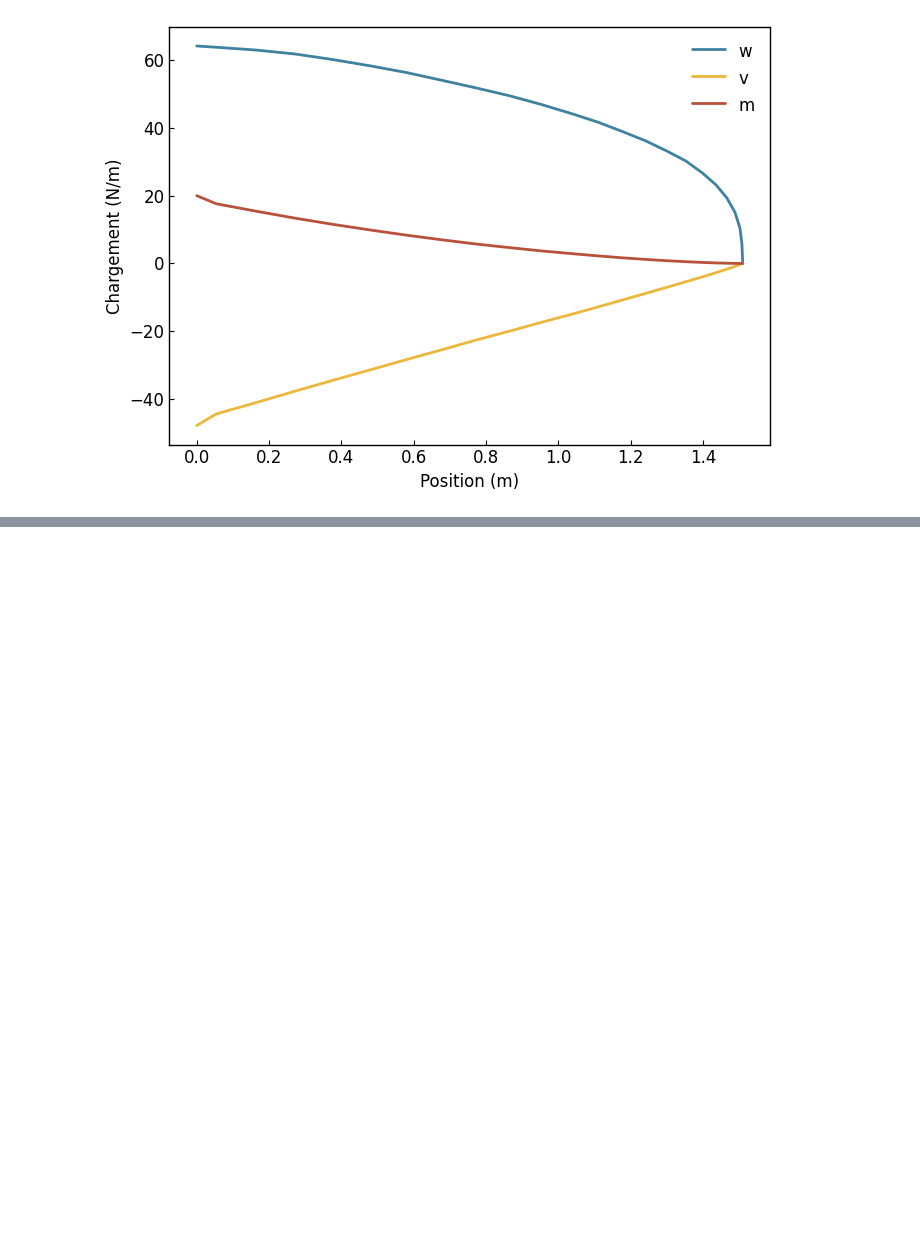
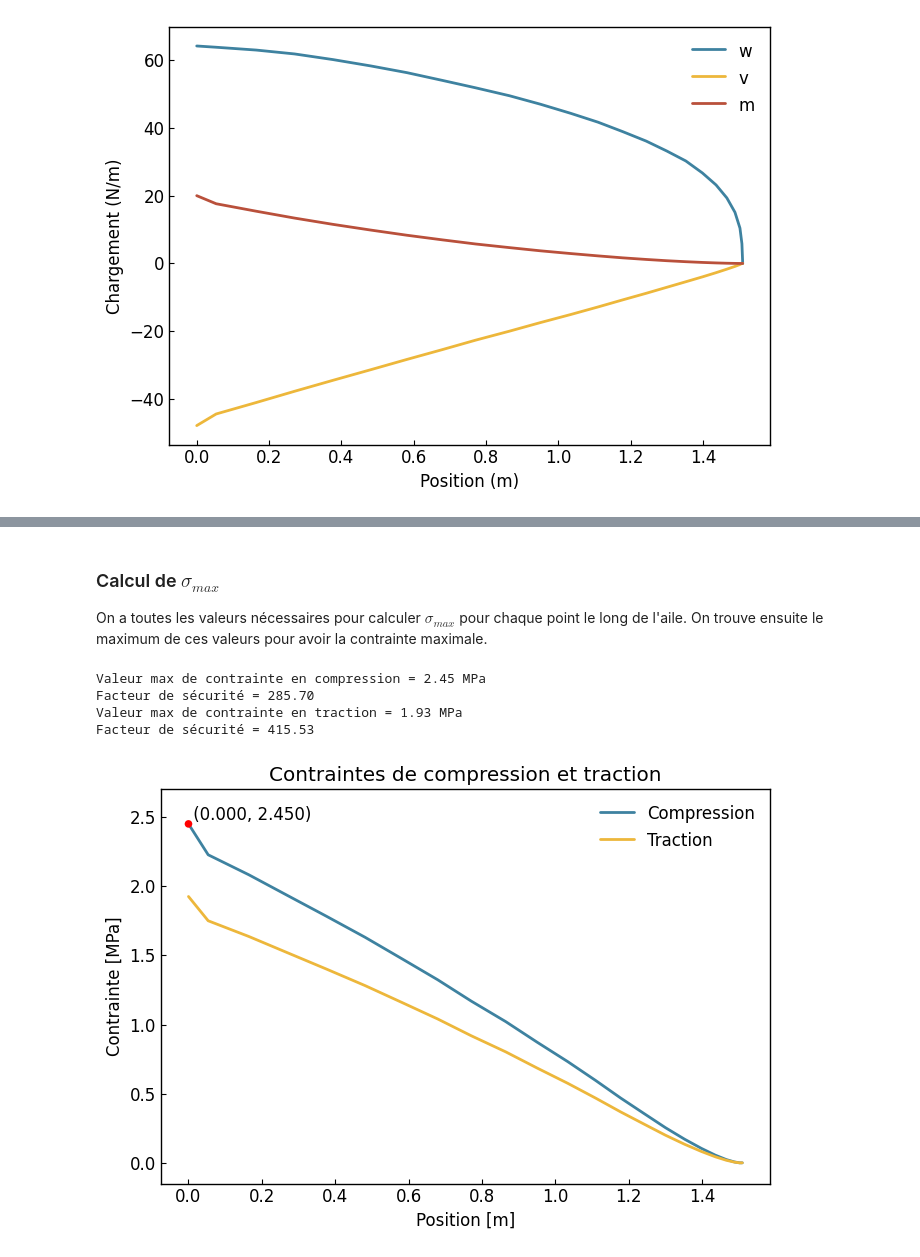
Before and after one commit to Oddball777/etude_cas_rdm, a Jupyter notebook: etude_cas_rdm/main.ipynb, the cells around one changed output, grey strips where cells are left out. Saved outputs shown, nothing was run; the diff lists cells and outputs as text; code cells hidden in the pictures; blank space fills up the shorter version.

```diff
--- a/etude_cas_rdm/main.ipynb
+++ b/etude_cas_rdm/main.ipynb
@@ -172,0 +252,45 @@ rev_aile.surface_profile(0.3)
+# %% [markdown]
+### Calcul de $\sigma_{max}$
+
+On a toutes les valeurs nécessaires pour calculer $\sigma_{max}$ pour chaque point le long de l'aile. On trouve ensuite le maximum de ces valeurs pour avoir la contrainte maximale.
+# %%
+# Calcul des contraintes en compression
+sigma_comp = curve_comp * curve_m / (curve_I_x * 1e6)  # en MPa
+sigma_comp.label = "Compression"
+
+# Calcul des contraintes en traction
+sigma_traction = curve_trac * curve_m / (curve_I_x * 1e6) # en MPa
+sigma_traction.label = "Traction"
+
+# Trouver point max
+max_comp = max(sigma_comp)
+point_max_comp = sigma_comp.create_points_at_y(max_comp)[0]
+point_max_comp.add_coordinates()
+point_max_comp.color = 'red'
+
+# Calcul du facteur de sécurité pour la compression
+facteur_securite = rev_aile.c_rupture_compression_x_et_y * 1e-6/ max_comp
+print(f"Valeur max de contrainte en compression = {max_comp:.2f} MPa")
+print(f"Facteur de sécurité = {facteur_securite:.2f}")
+
+# Calcul du facteur de sécurité pour la traction (pas utile parce que les contraintes sont moins élevées)
+max_traction = max(sigma_traction)
+facteur_securite_traction = rev_aile.c_rupture_traction_x_et_y * 1e-6 / max_traction
+print(f"Valeur max de contrainte en traction = {max_traction:.2f} MPa")
+print(f"Facteur de sécurité = {facteur_securite_traction:.2f}")
+
+# Graphique
+figgy = gl.Figure(size=(7, 5),
+                  x_label='Position [m]',
+                  y_label='Contrainte [MPa]',
+                  y_lim=(-0.15, 2.7),
+                  title='Contraintes de compression et traction',
+                  )
+figgy.add_elements(sigma_comp, sigma_traction, point_max_comp)
+figgy.show()
+# %% [output]
+Valeur max de contrainte en compression = 2.45 MPa
+Facteur de sécurité = 285.70
+Valeur max de contrainte en traction = 1.93 MPa
+Facteur de sécurité = 415.53
+[figure, added]
```
Also changed, not shown: parts of 26 cells of this notebook.
